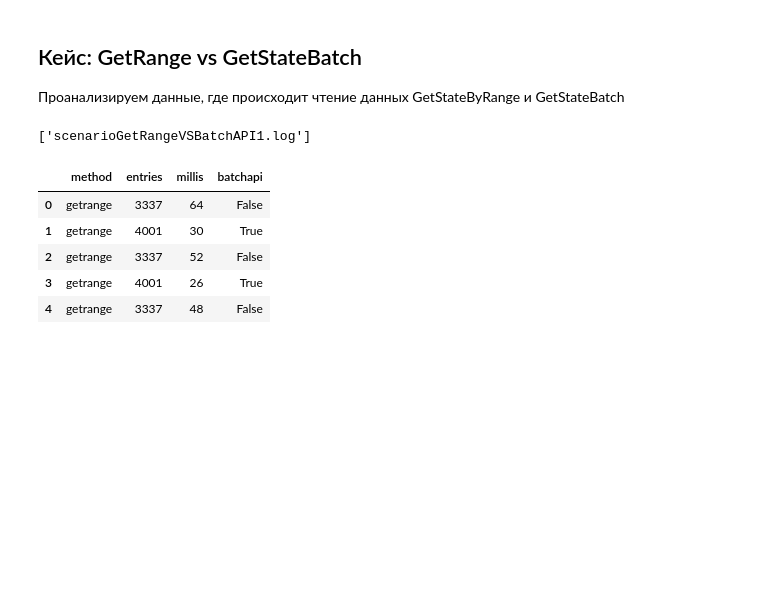
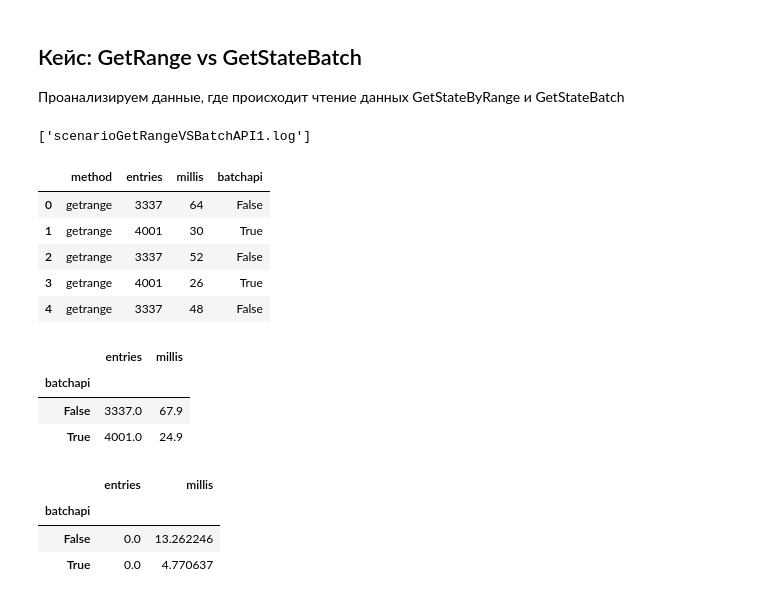
Before and after one commit to niskhakov/fabric-samples, a Jupyter notebook: batchapi/Plots.ipynb, the cells around one changed output. Drawn from its saved outputs; the diff is of its cells as text; code cells hidden in the pictures; blank space fills up the shorter version.

```diff
--- a/batchapi/Plots.ipynb
+++ b/batchapi/Plots.ipynb
@@ -243,8 +266,8 @@ getrange_tests = []
 
 readFiles(getrange_files, getrange_tests)
 
-putTestDf = pd.DataFrame.from_records(getrange_tests)
-putTestDf.head()
+rangeTestDf = pd.DataFrame.from_records(getrange_tests)
+rangeTestDf.head()
 # %% [output]
 |  | method | entries | millis | batchapi |
 | 0 | getrange | 3337 | 64 | False |
@@ -252,3 +275,20 @@ putTestDf.head()
 | 2 | getrange | 3337 | 52 | False |
 | 3 | getrange | 4001 | 26 | True |
 | 4 | getrange | 3337 | 48 | False |
+# %%
+# Both batchapi and range approaches should return 4001 entries,
+# but GetByRange returns 3337 entries, this problem is under discussion
+
+rangeTestDf.groupby('batchapi').mean()
+# %% [output]
+|  | entries | millis |
+| batchapi |  |  |
+| False | 3337.0 | 67.9 |
+| True | 4001.0 | 24.9 |
+# %%
+rangeTestDf.groupby('batchapi').std()
+# %% [output]
+|  | entries | millis |
+| batchapi |  |  |
+| False | 0.0 | 13.262246 |
+| True | 0.0 | 4.770637 |
```
Also changed, not shown: parts of 6 cells of this notebook, 4 other files.
